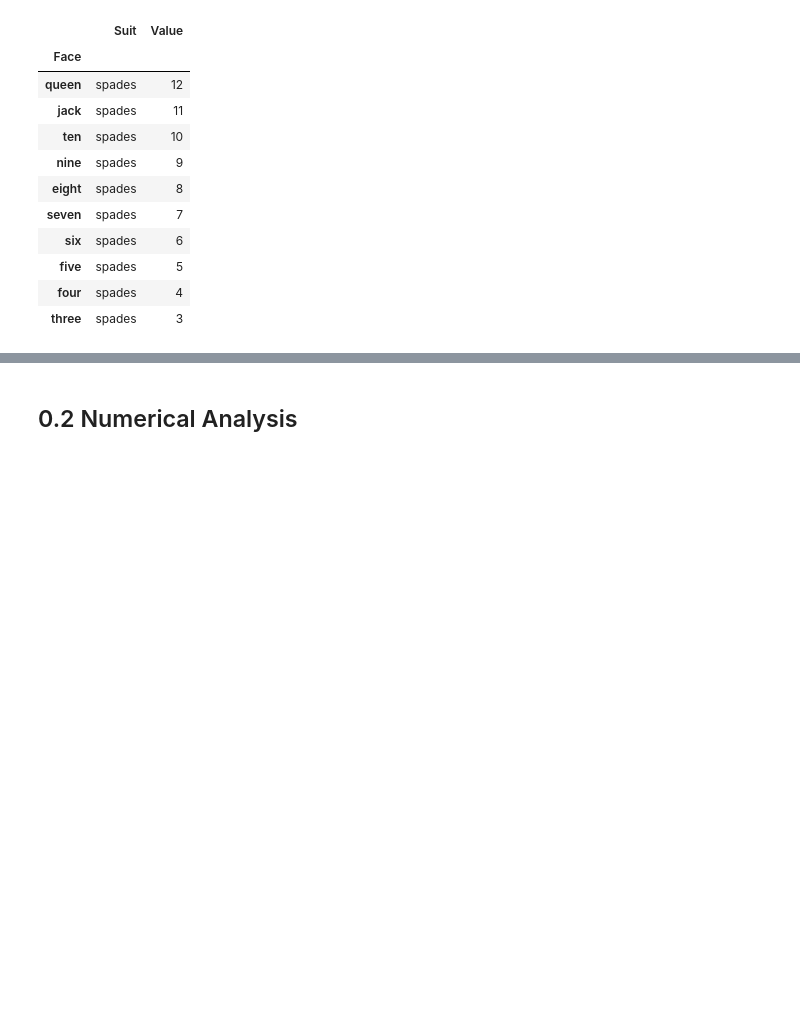
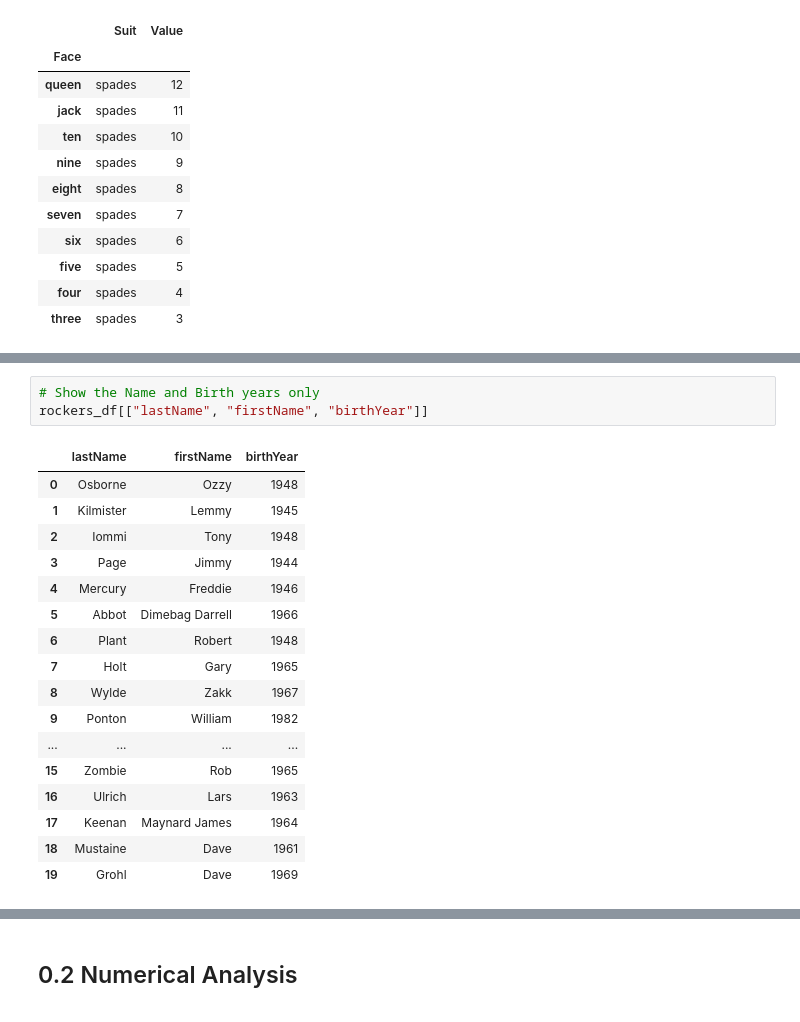
Before and after one commit to gorbulus/DS_Playbook, a Jupyter notebook: ds_playbook.ipynb, the cells around one changed output, grey strips where cells are left out. Cells and saved outputs as stored; diff of their text form; blank space fills up the shorter version.

```diff
--- a/ds_playbook.ipynb
+++ b/ds_playbook.ipynb
@@ -70,0 +102,21 @@ df.head(10)
+# %%
+# Show the Name and Birth years only
+rockers_df[["lastName", "firstName", "birthYear"]]
+# %% [output]
+|  | lastName | firstName | birthYear |
+| 0 | Osborne | Ozzy | 1948 |
+| 1 | Kilmister | Lemmy | 1945 |
+| 2 | Iommi | Tony | 1948 |
+| 3 | Page | Jimmy | 1944 |
+| 4 | Mercury | Freddie | 1946 |
+| 5 | Abbot | Dimebag Darrell | 1966 |
+| 6 | Plant | Robert | 1948 |
+| 7 | Holt | Gary | 1965 |
+| 8 | Wylde | Zakk | 1967 |
+| 9 | Ponton | William | 1982 |
+| ... | ... | ... | ... |
+| 15 | Zombie | Rob | 1965 |
+| 16 | Ulrich | Lars | 1963 |
+| 17 | Keenan | Maynard James | 1964 |
+| 18 | Mustaine | Dave | 1961 |
+| 19 | Grohl | Dave | 1969 |
```
Also changed, not shown: parts of 20 cells of this notebook.
